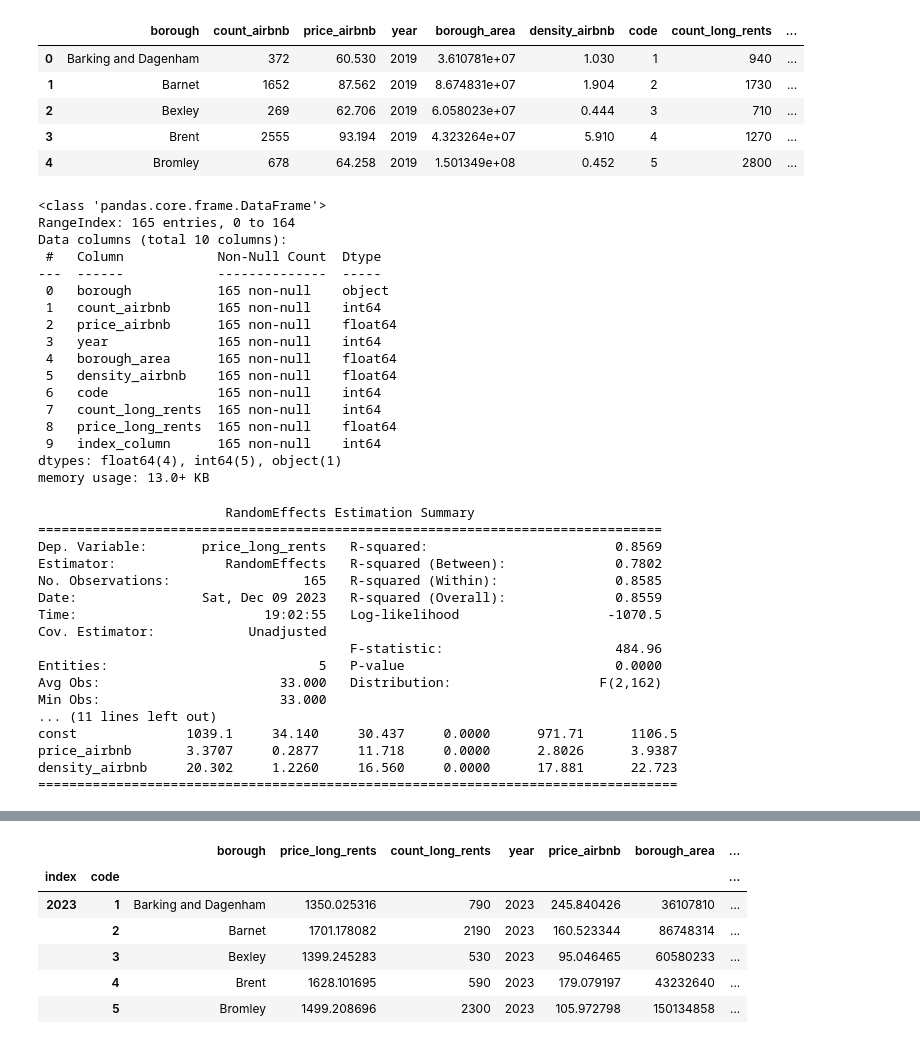
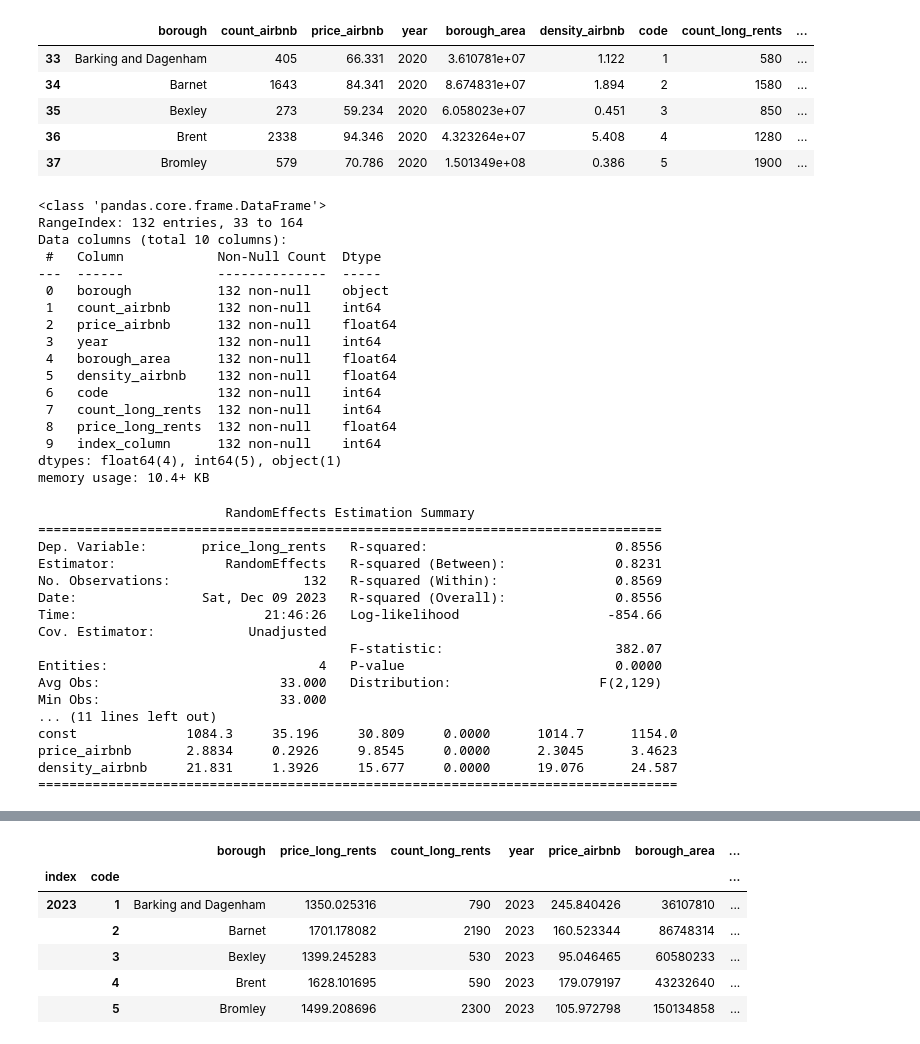
Before and after one commit to cabbagejiejiejie/fsds-group-work, a Jupyter notebook: Project/panel_regression.ipynb, the cells around one changed output, grey strips where cells are left out. Saved outputs shown, nothing was run; the diff lists cells and outputs as text; code cells hidden in the pictures.

```diff
--- a/Project/panel_regression.ipynb
+++ b/Project/panel_regression.ipynb
@@ -28,38 +28,40 @@ from sklearn.preprocessing import MinMaxScaler
 # %%
 panel_data = pd.read_csv('Data/final/Merged_airbnb_and_rental.csv')
 
 panel_data[['price_airbnb', 'density_airbnb', 'price_long_rents']] = panel_data[['price_airbnb', 'density_airbnb', 'price_long_rents']].round(3)
 
 panel_data['index_column'] = panel_data.index
 
+panel_data.drop(panel_data[panel_data['year'] == 2019].index, inplace=True)
+
 panel_data.head()
 # %% [output]
 |  | borough | count_airbnb | price_airbnb | year | borough_area | density_airbnb | code | count_long_rents | ... |
-| 0 | Barking and Dagenham | 372 | 60.530 | 2019 | 3.610781e+07 | 1.030 | 1 | 940 | ... |
-| 1 | Barnet | 1652 | 87.562 | 2019 | 8.674831e+07 | 1.904 | 2 | 1730 | ... |
-| 2 | Bexley | 269 | 62.706 | 2019 | 6.058023e+07 | 0.444 | 3 | 710 | ... |
-| 3 | Brent | 2555 | 93.194 | 2019 | 4.323264e+07 | 5.910 | 4 | 1270 | ... |
-| 4 | Bromley | 678 | 64.258 | 2019 | 1.501349e+08 | 0.452 | 5 | 2800 | ... |
+| 33 | Barking and Dagenham | 405 | 66.331 | 2020 | 3.610781e+07 | 1.122 | 1 | 580 | ... |
+| 34 | Barnet | 1643 | 84.341 | 2020 | 8.674831e+07 | 1.894 | 2 | 1580 | ... |
+| 35 | Bexley | 273 | 59.234 | 2020 | 6.058023e+07 | 0.451 | 3 | 850 | ... |
+| 36 | Brent | 2338 | 94.346 | 2020 | 4.323264e+07 | 5.408 | 4 | 1280 | ... |
+| 37 | Bromley | 579 | 70.786 | 2020 | 1.501349e+08 | 0.386 | 5 | 1900 | ... |
 # %%
 panel_data.info()
 # %% [output]
 <class 'pandas.core.frame.DataFrame'>
-RangeIndex: 165 entries, 0 to 164
+RangeIndex: 132 entries, 33 to 164
 Data columns (total 10 columns):
  #   Column            Non-Null Count  Dtype
 ---  ------            --------------  -----
- 0   borough           165 non-null    object
- 1   count_airbnb      165 non-null    int64
- 2   price_airbnb      165 non-null    float64
- 3   year              165 non-null    int64
- 4   borough_area      165 non-null    float64
- 5   density_airbnb    165 non-null    float64
- 6   code              165 non-null    int64
- 7   count_long_rents  165 non-null    int64
- 8   price_long_rents  165 non-null    float64
- 9   index_column      165 non-null    int64
+ 0   borough           132 non-null    object
+ 1   count_airbnb      132 non-null    int64
+ 2   price_airbnb      132 non-null    float64
+ 3   year              132 non-null    int64
+ 4   borough_area      132 non-null    float64
+ 5   density_airbnb    132 non-null    float64
+ 6   code              132 non-null    int64
+ 7   count_long_rents  132 non-null    int64
+ 8   price_long_rents  132 non-null    float64
+ 9   index_column      132 non-null    int64
 dtypes: float64(4), int64(5), object(1)
-memory usage: 13.0+ KB
+memory usage: 10.4+ KB
 # %%
 panel_data = panel_data.set_index(["year", "code"])
 # %%
@@ -87,20 +89,20 @@ print(results)
 # %% [output]
                         RandomEffects Estimation Summary
 ================================================================================
-Dep. Variable:       price_long_rents   R-squared:                        0.8569
-Estimator:              RandomEffects   R-squared (Between):              0.7802
-No. Observations:                 165   R-squared (Within):               0.8585
-Date:                Sat, Dec 09 2023   R-squared (Overall):              0.8559
-Time:                        19:02:55   Log-likelihood                   -1070.5
+Dep. Variable:       price_long_rents   R-squared:                        0.8556
+Estimator:              RandomEffects   R-squared (Between):              0.8231
+No. Observations:                 132   R-squared (Within):               0.8569
+Date:                Sat, Dec 09 2023   R-squared (Overall):              0.8556
+Time:                        21:46:26   Log-likelihood                   -854.66
 Cov. Estimator:            Unadjusted
-                                        F-statistic:                      484.96
-Entities:                           5   P-value                           0.0000
-Avg Obs:                       33.000   Distribution:                   F(2,162)
+                                        F-statistic:                      382.07
+Entities:                           4   P-value                           0.0000
+Avg Obs:                       33.000   Distribution:                   F(2,129)
 Min Obs:                       33.000
 ... (11 lines left out)
-const              1039.1     34.140     30.437     0.0000      971.71      1106.5
-price_airbnb       3.3707     0.2877     11.718     0.0000      2.8026      3.9387
-density_airbnb     20.302     1.2260     16.560     0.0000      17.881      22.723
+const              1084.3     35.196     30.809     0.0000      1014.7      1154.0
+price_airbnb       2.8834     0.2926     9.8545     0.0000      2.3045      3.4623
+density_airbnb     21.831     1.3926     15.677     0.0000      19.076      24.587
 ==================================================================================
 # %%
 from linearmodels.panel import PanelOLS
```
Also changed, not shown: parts of 2 cells of this notebook, 3 other files.
